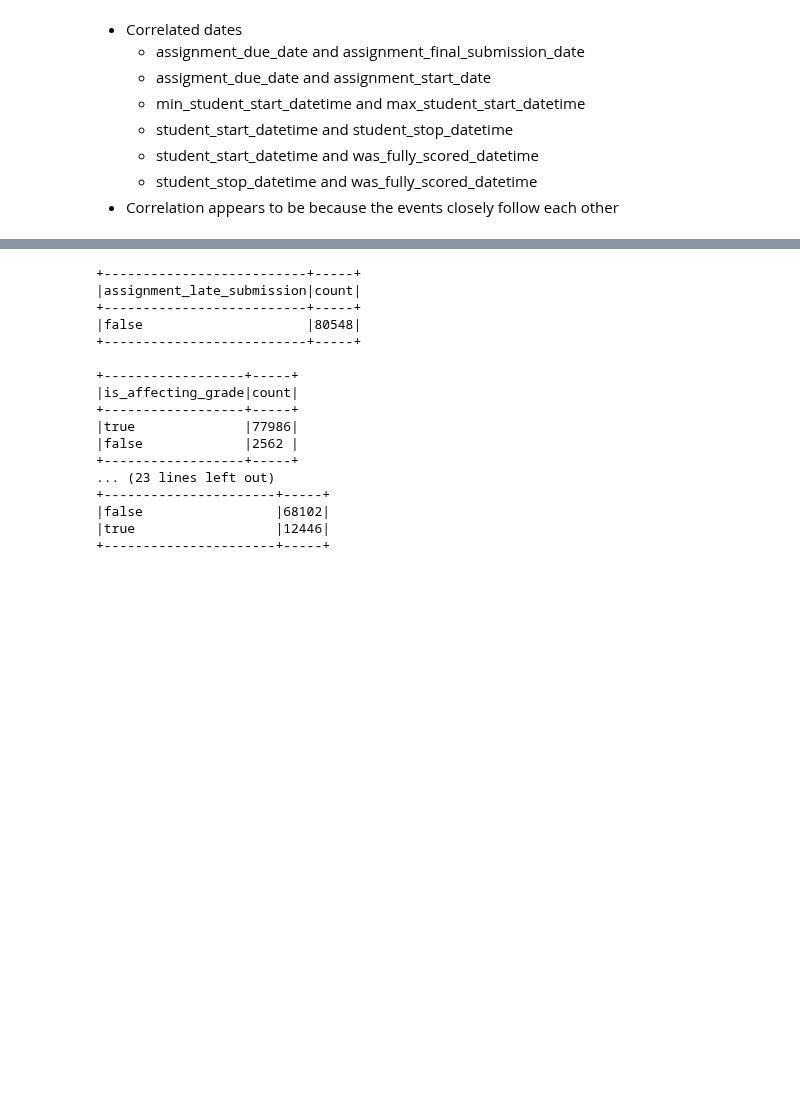
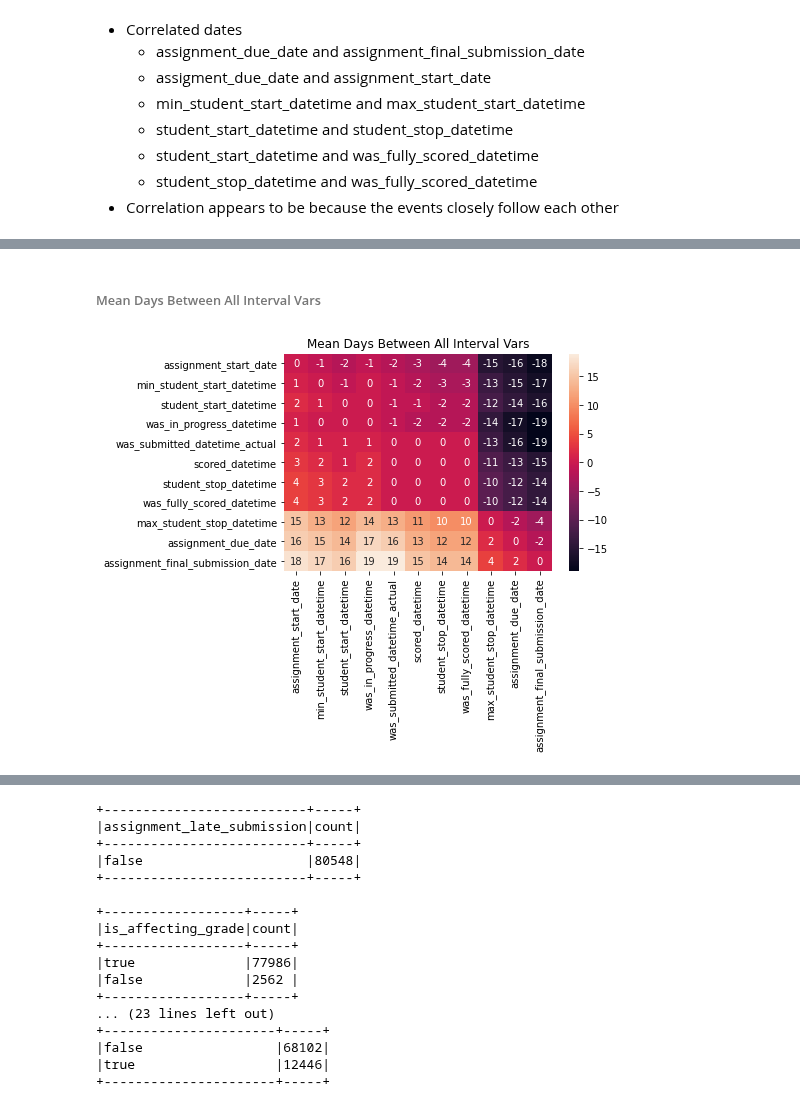
Before and after one commit to dlhinkley/c772-capstone-project, a Jupyter notebook: juniper/summary/descriptive-statistics.ipynb, the cells around one changed output, grey strips where cells are left out. Cells and saved outputs as stored; diff of their text form; code cells hidden in the pictures; blank space fills up the shorter version.

Commit message:
Finish date ranges distribution

```diff
--- a/juniper/summary/descriptive-statistics.ipynb
+++ b/juniper/summary/descriptive-statistics.ipynb
@@ -339,0 +373,23 @@ corr, ax = associations( dfFlt.select(* (F.unix_timestamp(c).alias(c) for c in t
+# %% [markdown]
+###### Mean Days Between All Interval Vars
+# %%
+cats = get_var_cats()
+# Ordered Interval Vars
+allIntVars = [
+'assignment_start_date',
+'min_student_start_datetime',
+'was_in_progress_datetime',
+'was_submitted_datetime_actual',
+'student_start_datetime',
+'scored_datetime',
+'student_stop_datetime',
+'was_fully_scored_datetime',
+'max_student_stop_datetime',
+'assignment_due_date',
+'assignment_final_submission_date',
+]
+sampDf = dfFlt.sample(False, .001, 8764664)
+
+date_diff_map(sampDf.select(allIntVars).toPandas(), "Mean Days Between All Interval Vars", 'D')
+# %% [output]
+[figure, added]
```
Also changed, not shown: parts of 29 cells of this notebook, 11 other files.
